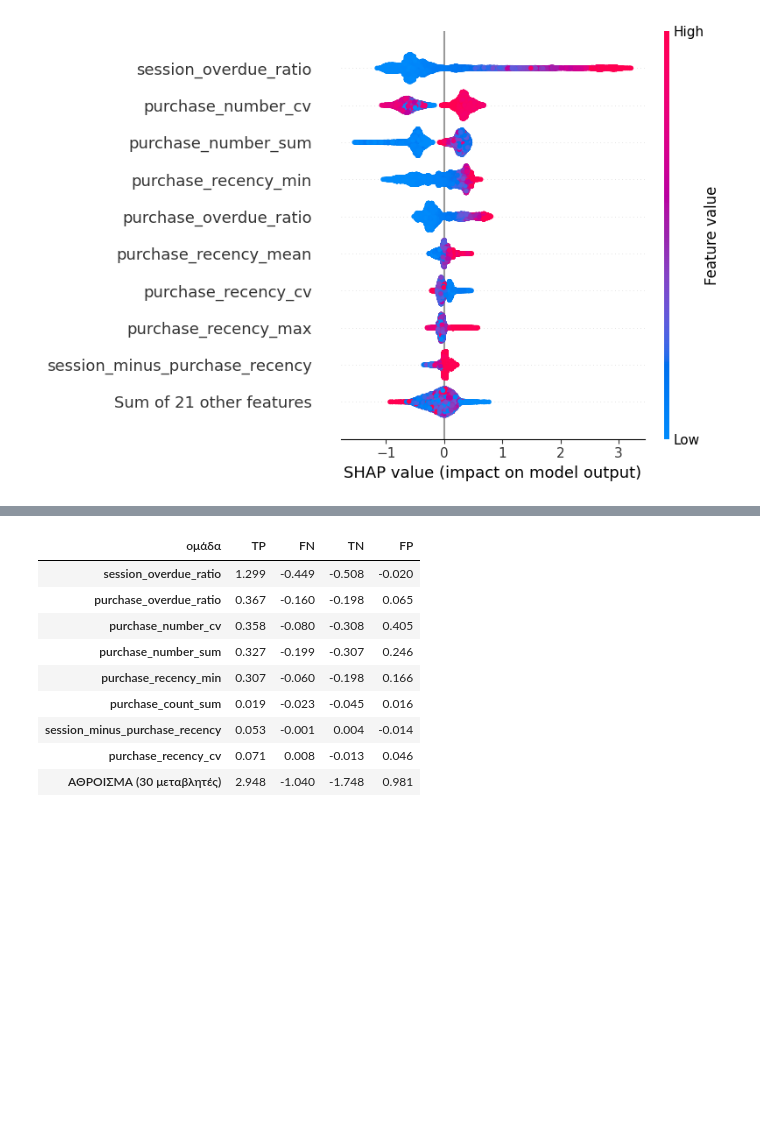
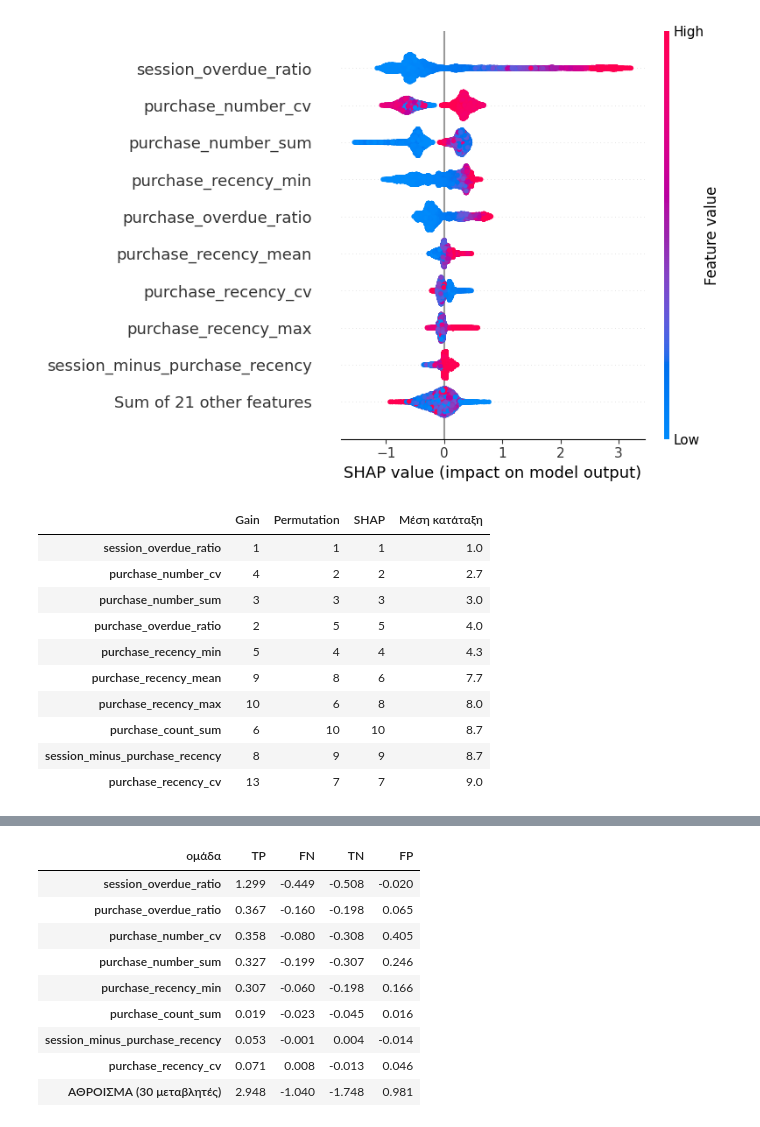
Before and after one commit to mariapourgianou/thesis-churn-prediction, a Jupyter notebook: XGBoost Optuna.ipynb, the cells around one changed output, grey strips where cells are left out. Drawn from its saved outputs; the diff is of its cells as text; code cells hidden in the pictures; blank space fills up the shorter version.

```diff
--- a/XGBoost Optuna.ipynb
+++ b/XGBoost Optuna.ipynb
@@ -670,3 +655,23 @@ plt.savefig('xgb_shap_beeswarm.png', dpi=150, bbox_inches='tight')
 plt.show()
 # %% [output]
 [figure]
+# %%
+shap_global = pd.Series(np.abs(shap_values.values).mean(axis=0),
+                        index=final_cols_30).sort_values(ascending=False)
+
+cmp = pd.DataFrame({'Gain': gain30, 'Permutation': perm30, 'SHAP': shap_global})
+cmp_rank = cmp.rank(ascending=False).astype(int)
+cmp_rank['Μέση κατάταξη'] = cmp_rank.mean(axis=1).round(1)
+cmp_rank.sort_values('Μέση κατάταξη').head(10)
+# %% [output]
+|  | Gain | Permutation | SHAP | Μέση κατάταξη |
+| session_overdue_ratio | 1 | 1 | 1 | 1.0 |
+| purchase_number_cv | 4 | 2 | 2 | 2.7 |
+| purchase_number_sum | 3 | 3 | 3 | 3.0 |
+| purchase_overdue_ratio | 2 | 5 | 5 | 4.0 |
+| purchase_recency_min | 5 | 4 | 4 | 4.3 |
+| purchase_recency_mean | 9 | 8 | 6 | 7.7 |
+| purchase_recency_max | 10 | 6 | 8 | 8.0 |
+| purchase_count_sum | 6 | 10 | 10 | 8.7 |
+| session_minus_purchase_recency | 8 | 9 | 9 | 8.7 |
+| purchase_recency_cv | 13 | 7 | 7 | 9.0 |
```
Also changed, not shown: parts of 6 cells of this notebook.
